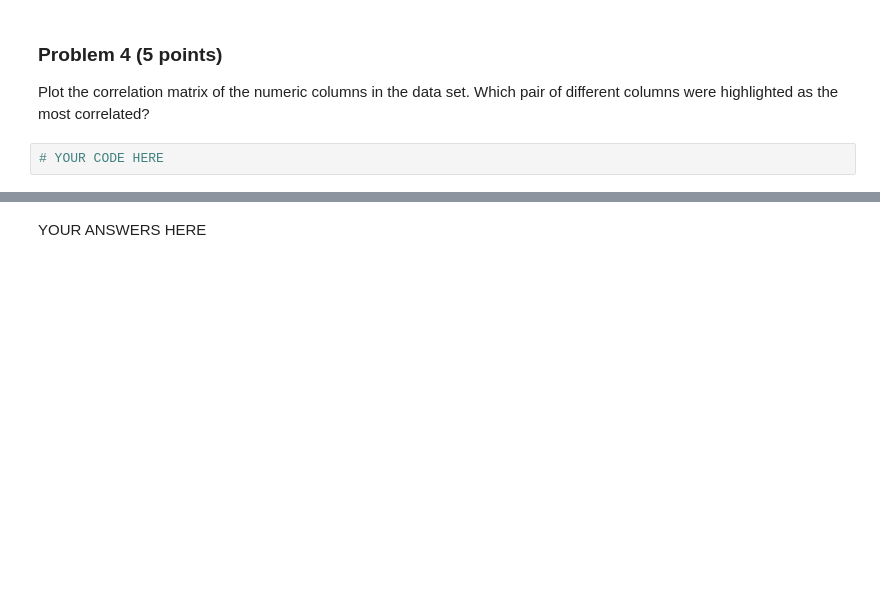
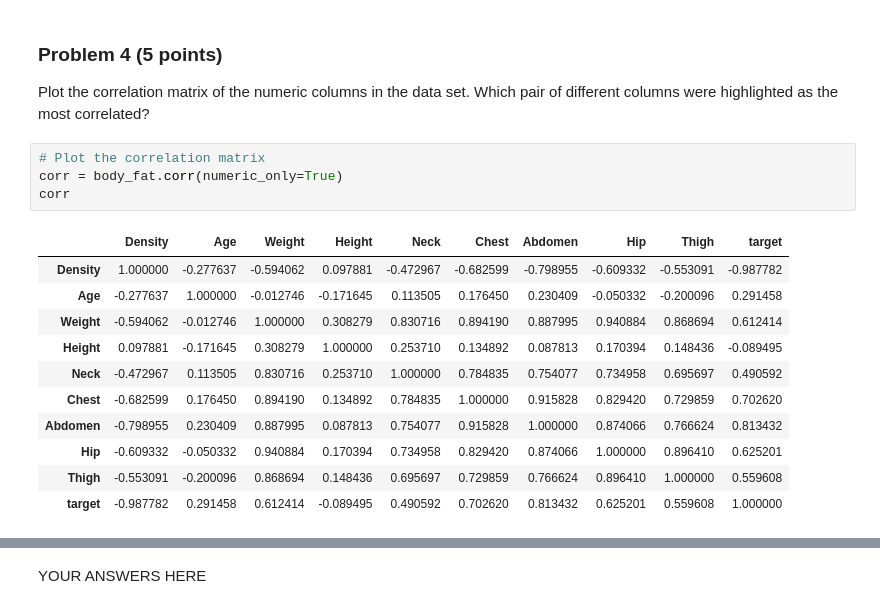
Before and after one commit to Haleymussary00/dx602-final-project, a Jupyter notebook: project.ipynb, the cells around one changed output, grey strips where cells are left out. Cells and saved outputs as stored; diff of their text form; blank space fills up the shorter version.

```diff
--- a/project.ipynb
+++ b/project.ipynb
@@ -310,5 +310,19 @@ YOUR ANSWERS HERE
 
 Plot the correlation matrix of the numeric columns in the data set.
 Which pair of different columns were highlighted as the most correlated?
-# %%
-# YOUR CODE HERE
+# %%
+# Plot the correlation matrix
+corr = body_fat.corr(numeric_only=True)
+corr
+# %% [output]
+|  | Density | Age | Weight | Height | Neck | Chest | Abdomen | Hip | Thigh | target |
+| Density | 1.000000 | -0.277637 | -0.594062 | 0.097881 | -0.472967 | -0.682599 | -0.798955 | -0.609332 | -0.553091 | -0.987782 |
+| Age | -0.277637 | 1.000000 | -0.012746 | -0.171645 | 0.113505 | 0.176450 | 0.230409 | -0.050332 | -0.200096 | 0.291458 |
+| Weight | -0.594062 | -0.012746 | 1.000000 | 0.308279 | 0.830716 | 0.894190 | 0.887995 | 0.940884 | 0.868694 | 0.612414 |
+| Height | 0.097881 | -0.171645 | 0.308279 | 1.000000 | 0.253710 | 0.134892 | 0.087813 | 0.170394 | 0.148436 | -0.089495 |
+| Neck | -0.472967 | 0.113505 | 0.830716 | 0.253710 | 1.000000 | 0.784835 | 0.754077 | 0.734958 | 0.695697 | 0.490592 |
+| Chest | -0.682599 | 0.176450 | 0.894190 | 0.134892 | 0.784835 | 1.000000 | 0.915828 | 0.829420 | 0.729859 | 0.702620 |
+| Abdomen | -0.798955 | 0.230409 | 0.887995 | 0.087813 | 0.754077 | 0.915828 | 1.000000 | 0.874066 | 0.766624 | 0.813432 |
+| Hip | -0.609332 | -0.050332 | 0.940884 | 0.170394 | 0.734958 | 0.829420 | 0.874066 | 1.000000 | 0.896410 | 0.625201 |
+| Thigh | -0.553091 | -0.200096 | 0.868694 | 0.148436 | 0.695697 | 0.729859 | 0.766624 | 0.896410 | 1.000000 | 0.559608 |
+| target | -0.987782 | 0.291458 | 0.612414 | -0.089495 | 0.490592 | 0.702620 | 0.813432 | 0.625201 | 0.559608 | 1.000000 |
```
Also changed, not shown: parts of 3 cells of this notebook.
